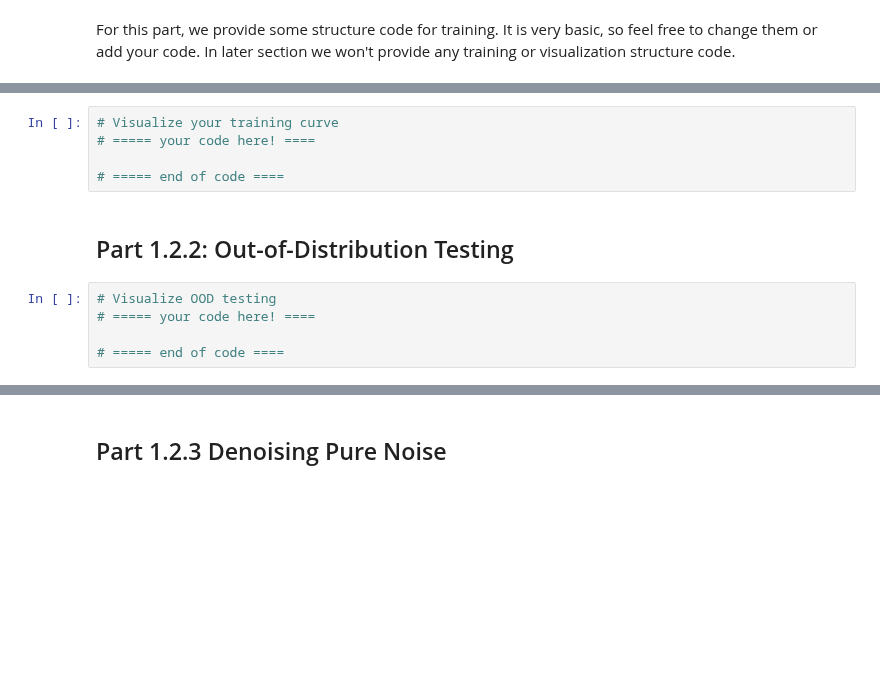
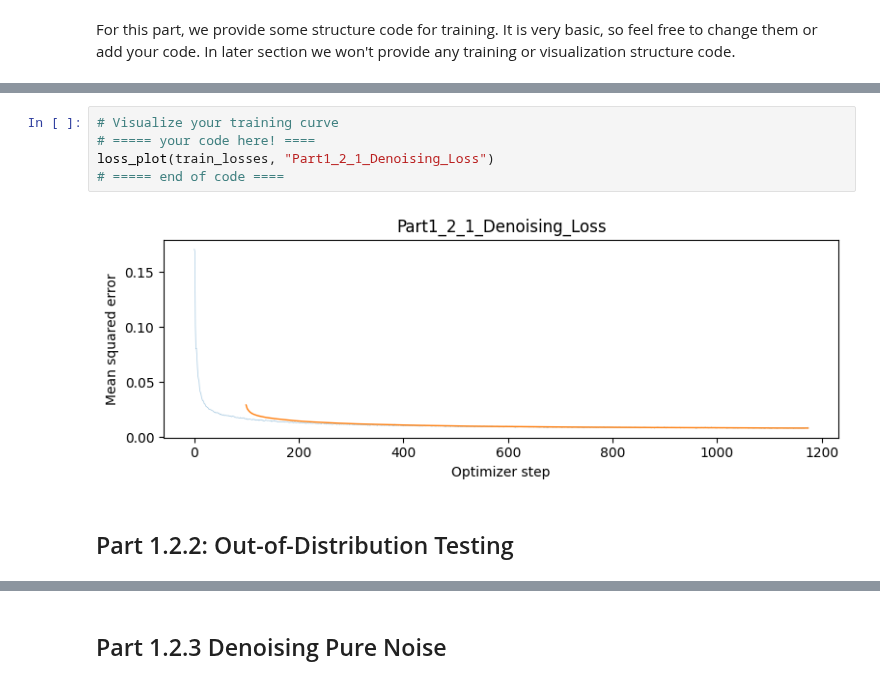
Before and after one commit to smen0n/smen0n.github.io, a Jupyter notebook: 3/partb.ipynb, the cells around one changed output, grey strips where cells are left out. Saved outputs shown, nothing was run; the diff lists cells and outputs as text; blank space fills up the shorter version.

```diff
--- a/3/partb.ipynb
+++ b/3/partb.ipynb
@@ -341,12 +377,9 @@ for epoch in range(num_epochs):
 # %%
 # Visualize your training curve
 # ===== your code here! ====
-
+loss_plot(train_losses, "Part1_2_1_Denoising_Loss")
 # ===== end of code ====
+# %% [output]
+[figure, added]
 # %% [markdown]
 ## Part 1.2.2: Out-of-Distribution Testing
-# %%
-# Visualize OOD testing
-# ===== your code here! ====
-
-# ===== end of code ====
```
Also changed, not shown: parts of 25 cells of this notebook.
